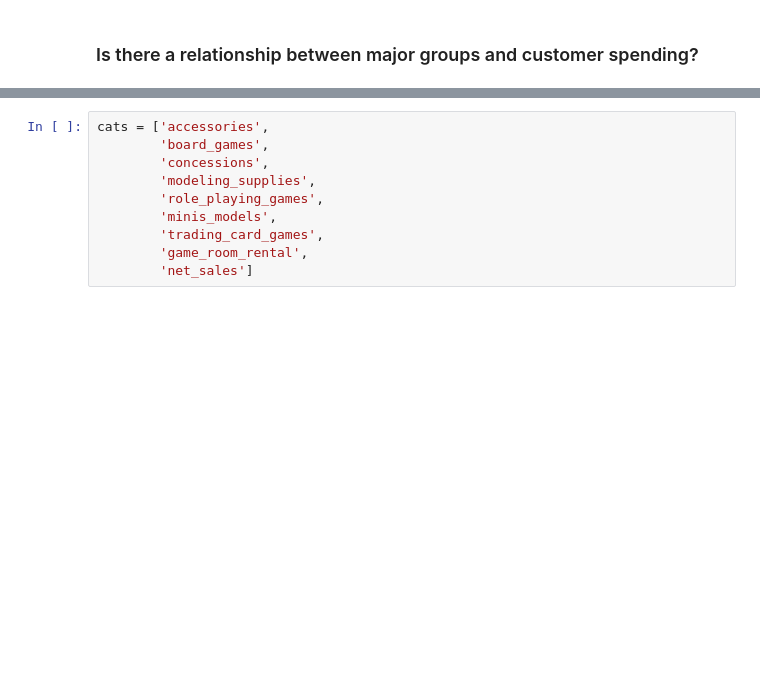
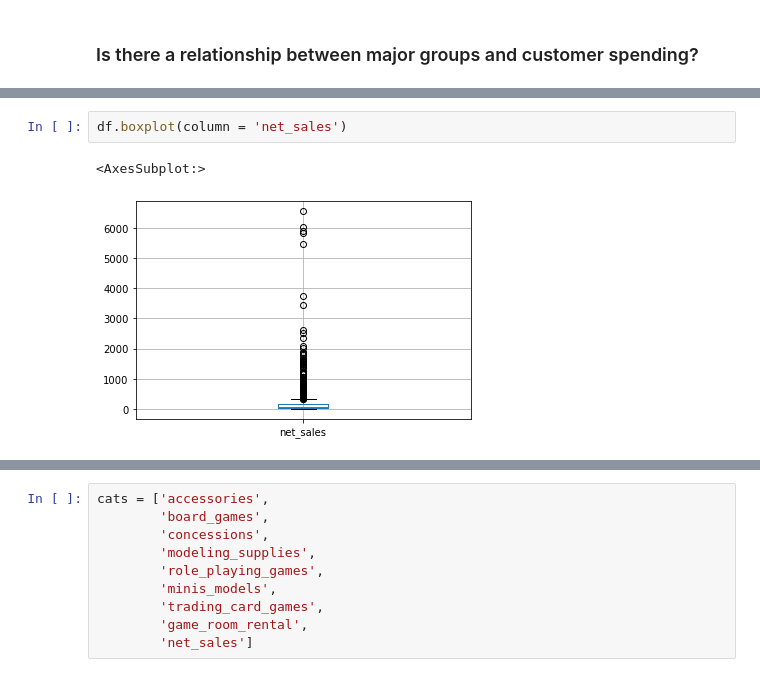
Before and after one commit to Johndsalas/customer_interest_analysis, a Jupyter notebook: exploration.ipynb, the cells around one changed output, grey strips where cells are left out. Drawn from its saved outputs; the diff is of its cells as text; blank space fills up the shorter version.

```diff
--- a/exploration.ipynb
+++ b/exploration.ipynb
@@ -277,0 +314,5 @@ Odds Ratio: 0.5
+# %%
+df.boxplot(column = 'net_sales')
+# %% [output]
+<AxesSubplot:>
+[figure, added]
```
Also changed, not shown: parts of 24 cells of this notebook.
